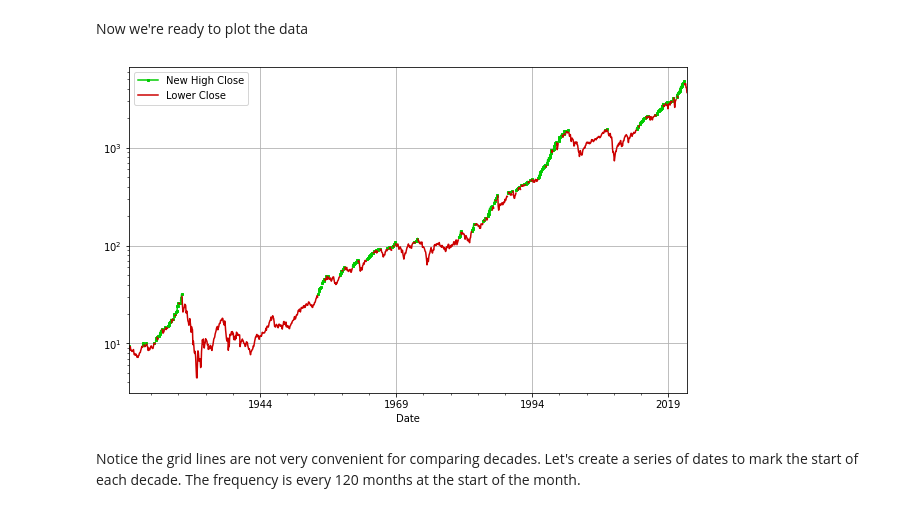
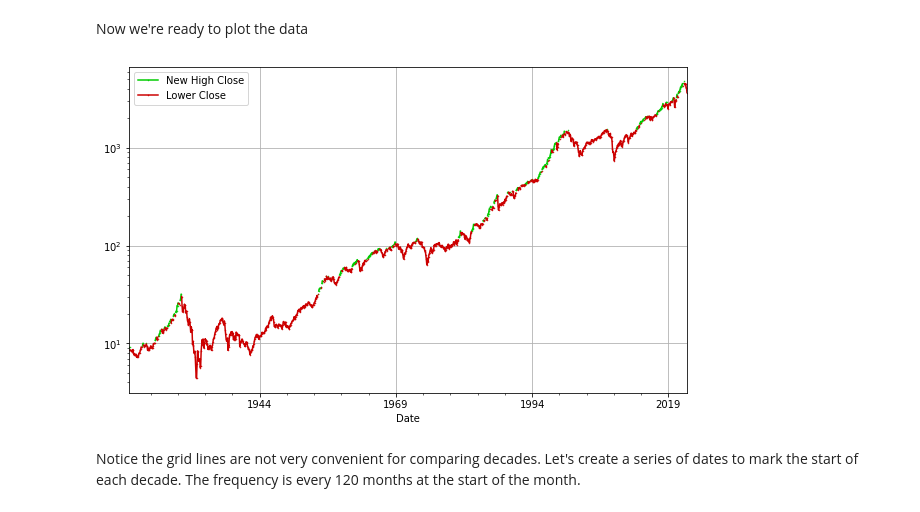
Before and after one commit to dmorris0/python_intro, a Jupyter notebook: Chapter_18_Pandas_for_Time_Series_Data.ipynb, the cells around one changed output. Saved outputs shown, nothing was run; the diff lists cells and outputs as text; code cells hidden in the pictures.

```diff
--- a/Chapter_18_Pandas_for_Time_Series_Data.ipynb
+++ b/Chapter_18_Pandas_for_Time_Series_Data.ipynb
@@ -290,7 +290,7 @@ Text(0.5, 1.0, '1980s SPX Monthly Gains and Losses ($)')
 Another way to look at the data is whether or not the current closing price is the highest closing price to far, or if it is lower than a previous close.  Let's do this analysis for all months since 1920.
 # %%
 # Create new DataFrame from 1920 and on:
-spx20 = spx['1919-12-31'::]
+spx20 = spx['1920'::]
 # Add two columns to it that initially are just copies of the closing price:
 spx20 = pd.concat( [spx20, spx20['Close'].copy().rename('New High Close'), spx20['Close'].copy().rename('Lower Close')], axis=1)
 # Now find which elements are new high closes
@@ -309,12 +309,12 @@ spx20.loc[new_high,'Lower Close'] = np.nan
 Now we're ready to plot the data
 # %%
 fig = plt.figure(figsize=(10,6))
-spx20['New High Close'].plot(logy=True, marker='s', markersize=2,  color=(0,0.8,0))
-spx20['Lower Close'].plot(logy=True, color=(0.8,0,0))
+spx20['New High Close'].plot(logy=True, marker='s', markersize=1, color=(0,0.8,0))
+spx20['Lower Close'].plot(logy=True, marker='s', markersize=1, color=(0.8,0,0))
 plt.legend()
 plt.grid()
 # %% [output]
-[figure, old version]
+[figure, new version]
 # %% [markdown]
 Notice the grid lines are not very convenient for comparing decades.  Let's create a series of dates to mark the start of each decade.  The frequency is every 120 months at the start of the month.
 # %%
```
Also changed, not shown: parts of 3 cells of this notebook, 19 other files.
